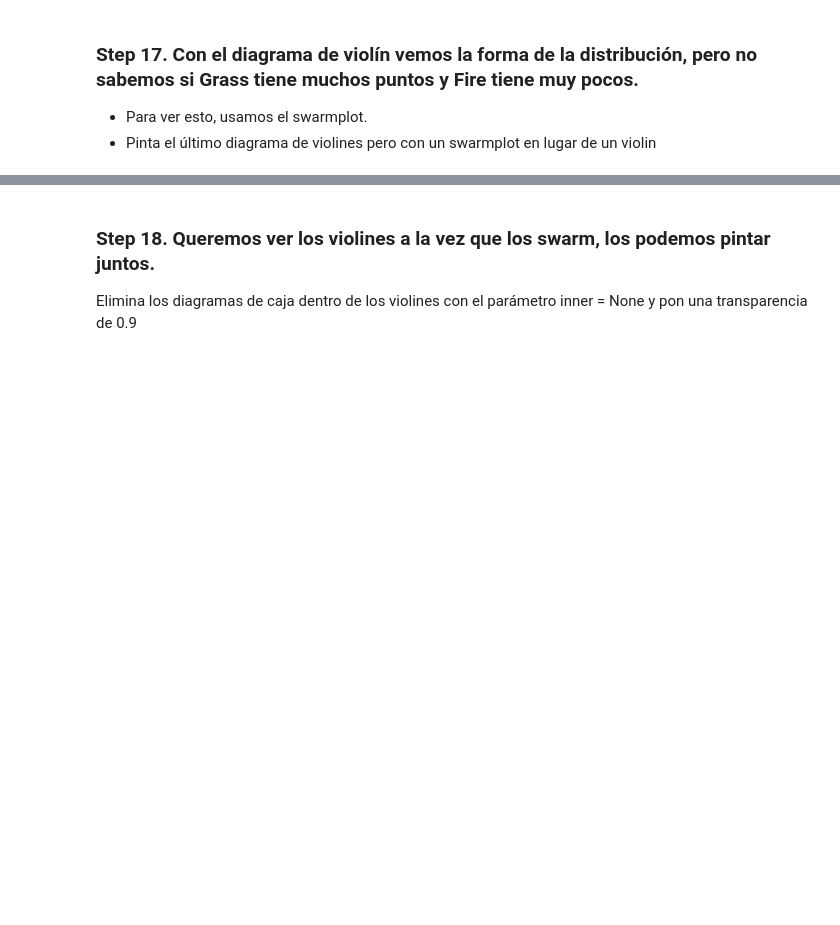
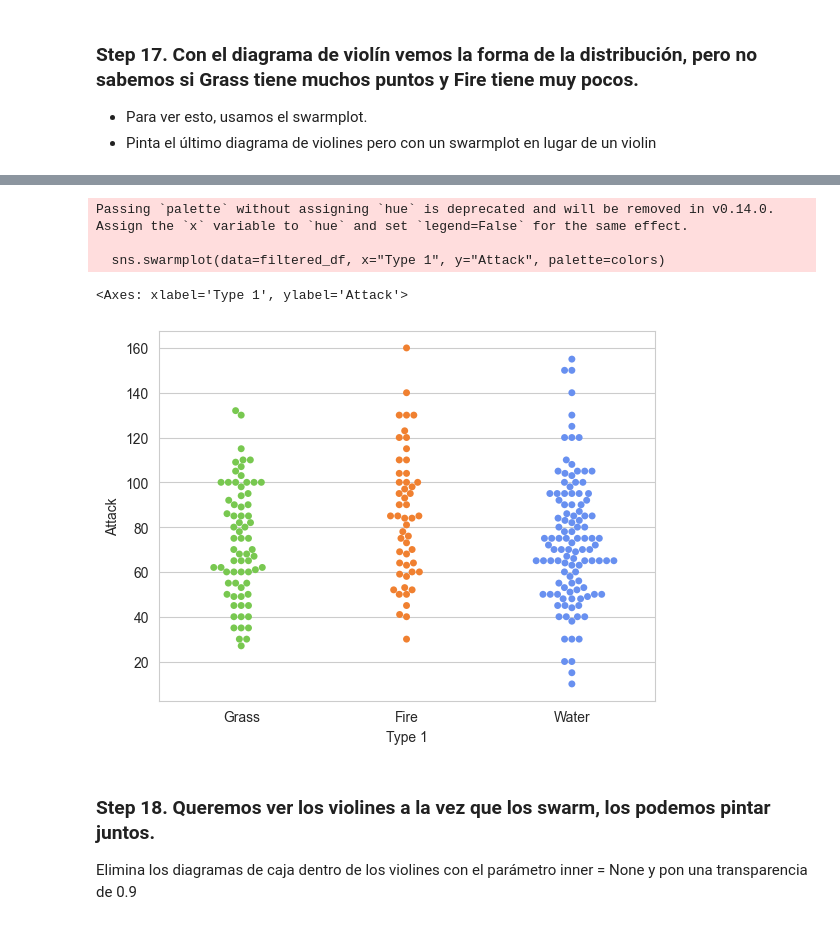
Before and after one commit to fpalvim/DS102024, a Jupyter notebook: 2-DataAnalysis/5-Visualizacion/Practica/Pokemon/Pokemon_viz.ipynb, the cells around one changed output, grey strips where cells are left out. Saved outputs shown, nothing was run; the diff lists cells and outputs as text; code cells hidden in the pictures; blank space fills up the shorter version.

```diff
--- a/2-DataAnalysis/5-Visualizacion/Practica/Pokemon/Pokemon_viz.ipynb
+++ b/2-DataAnalysis/5-Visualizacion/Practica/Pokemon/Pokemon_viz.ipynb
@@ -132,3 +131,11 @@ Passing `palette` without assigning `hue` is deprecated and will be removed in v
+# %%
+sns.swarmplot(data=filtered_df, x="Type 1", y="Attack", palette=colors)
+# %% [output]
+Passing `palette` without assigning `hue` is deprecated and will be removed in v0.14.0. Assign the `x` variable to `hue` and set `legend=False` for the same effect.
+
+  sns.swarmplot(data=filtered_df, x="Type 1", y="Attack", palette=colors)
+<Axes: xlabel='Type 1', ylabel='Attack'>
+[figure, added]
 # %% [markdown]
 ### Step 18. Queremos ver los violines a la vez que los swarm, los podemos pintar juntos.
 Elimina los diagramas de caja dentro de los violines con el parámetro inner = None y pon una transparencia de 0.9
```
Also changed, not shown: parts of 34 cells of this notebook, 5 other files.
